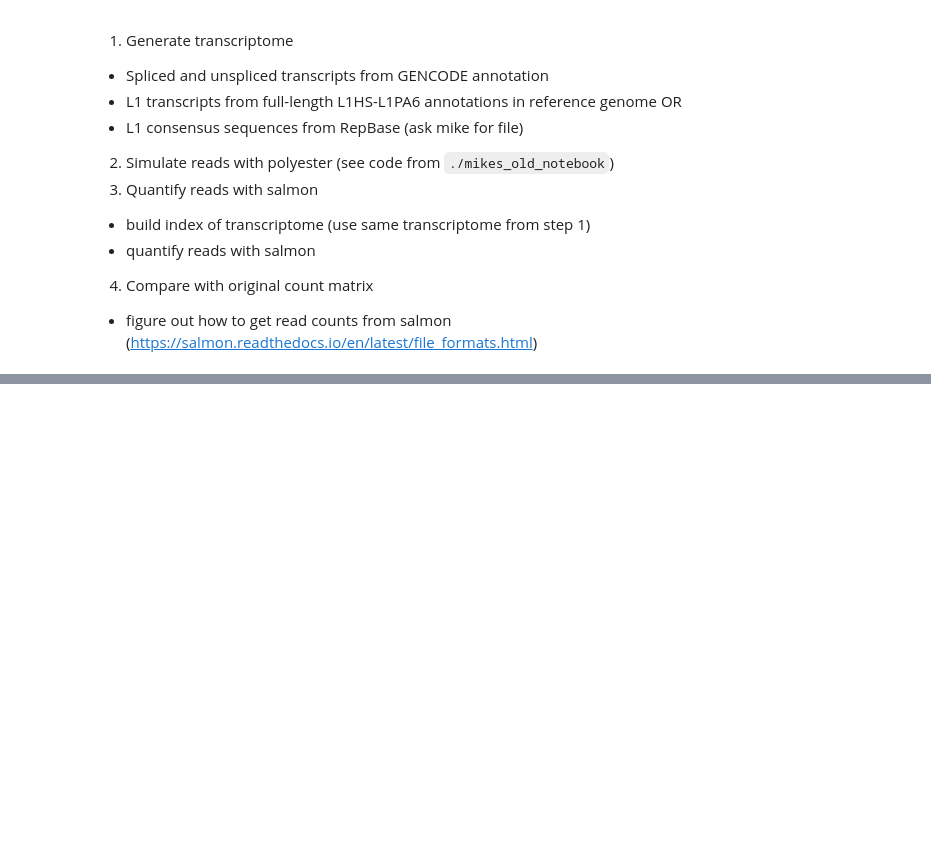
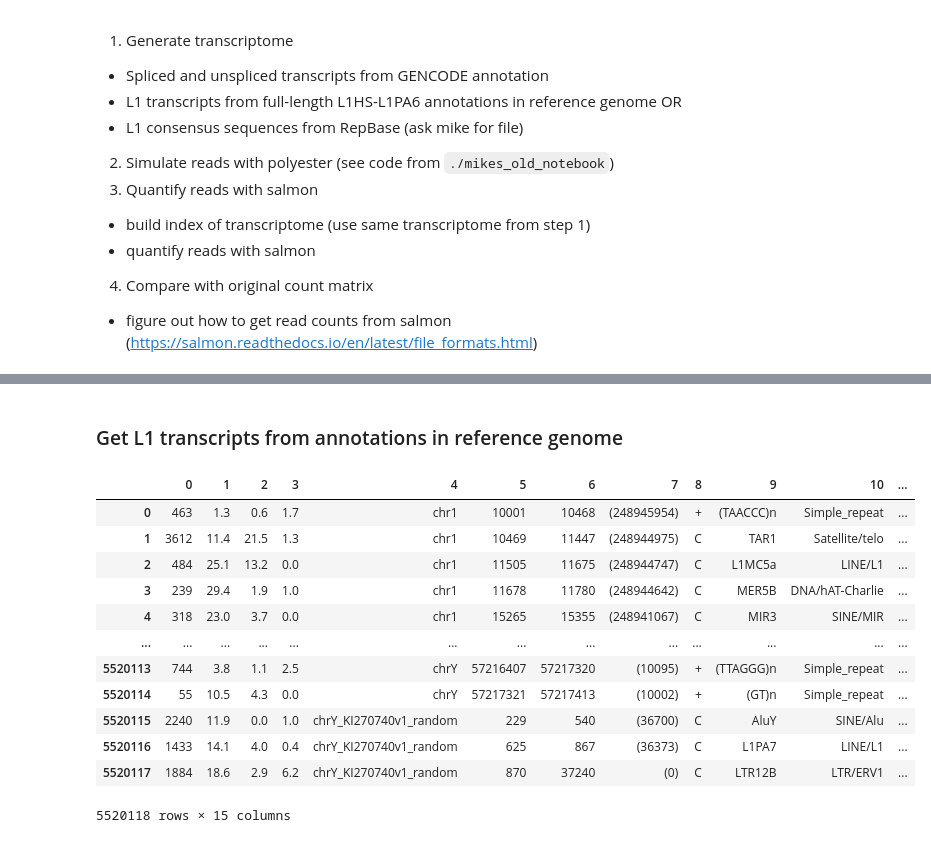
Before and after one commit to gage-lab/bulk_te_bench, a Jupyter notebook: 20231004_benchmark.ipynb, the cells around one changed output, grey strips where cells are left out. Saved outputs shown, nothing was run; the diff lists cells and outputs as text; code cells hidden in the pictures; blank space fills up the shorter version.

```diff
--- a/20231004_benchmark.ipynb
+++ b/20231004_benchmark.ipynb
@@ -19,7 +19,7 @@
 # %%
-GENOME_FA = "resources/hg38/hg38.fa"
-TXOME_GTF = "resources/hg38/gencode.v43.basic.annotation.gtf"
-RMSK = "resources/hg38/hg38.fa.out.gz"
+GENOME_FA = "resources/hg38.fa"
+TXOME_GTF = "resources/gencode.v43.basic.annotation.gtf"
+RMSK = "resources/hg38.fa.out.gz"
 # %%
 import pandas as pd
 from Bio import SeqIO
@@ -32,0 +29,21 @@ make_txome("GENCODE_USR", GENOME_FA, TXOME_GTF, chromosome="chr22")
+# %% [markdown]
+### Get L1 transcripts from annotations in reference genome
+# %%
+# Load RepeatMasker output into a dataframe
+rmsk_df = pd.read_csv(RMSK, sep="\s+", skiprows=3, header=None, compression="gzip")
+# %%
+rmsk_df
+# %% [output]
+|  | 0 | 1 | 2 | 3 | 4 | 5 | 6 | 7 | 8 | 9 | 10 | ... |
+| 0 | 463 | 1.3 | 0.6 | 1.7 | chr1 | 10001 | 10468 | (248945954) | + | (TAACCC)n | Simple_repeat | ... |
+| 1 | 3612 | 11.4 | 21.5 | 1.3 | chr1 | 10469 | 11447 | (248944975) | C | TAR1 | Satellite/telo | ... |
+| 2 | 484 | 25.1 | 13.2 | 0.0 | chr1 | 11505 | 11675 | (248944747) | C | L1MC5a | LINE/L1 | ... |
+| 3 | 239 | 29.4 | 1.9 | 1.0 | chr1 | 11678 | 11780 | (248944642) | C | MER5B | DNA/hAT-Charlie | ... |
+| 4 | 318 | 23.0 | 3.7 | 0.0 | chr1 | 15265 | 15355 | (248941067) | C | MIR3 | SINE/MIR | ... |
+| ... | ... | ... | ... | ... | ... | ... | ... | ... | ... | ... | ... | ... |
+| 5520113 | 744 | 3.8 | 1.1 | 2.5 | chrY | 57216407 | 57217320 | (10095) | + | (TTAGGG)n | Simple_repeat | ... |
+| 5520114 | 55 | 10.5 | 4.3 | 0.0 | chrY | 57217321 | 57217413 | (10002) | + | (GT)n | Simple_repeat | ... |
+| 5520115 | 2240 | 11.9 | 0.0 | 1.0 | chrY_KI270740v1_random | 229 | 540 | (36700) | C | AluY | SINE/Alu | ... |
+| 5520116 | 1433 | 14.1 | 4.0 | 0.4 | chrY_KI270740v1_random | 625 | 867 | (36373) | C | L1PA7 | LINE/L1 | ... |
+| 5520117 | 1884 | 18.6 | 2.9 | 6.2 | chrY_KI270740v1_random | 870 | 37240 | (0) | C | LTR12B | LTR/ERV1 | ... |
+5520118 rows × 15 columns
```
Also changed, not shown: parts of 12 cells of this notebook.
